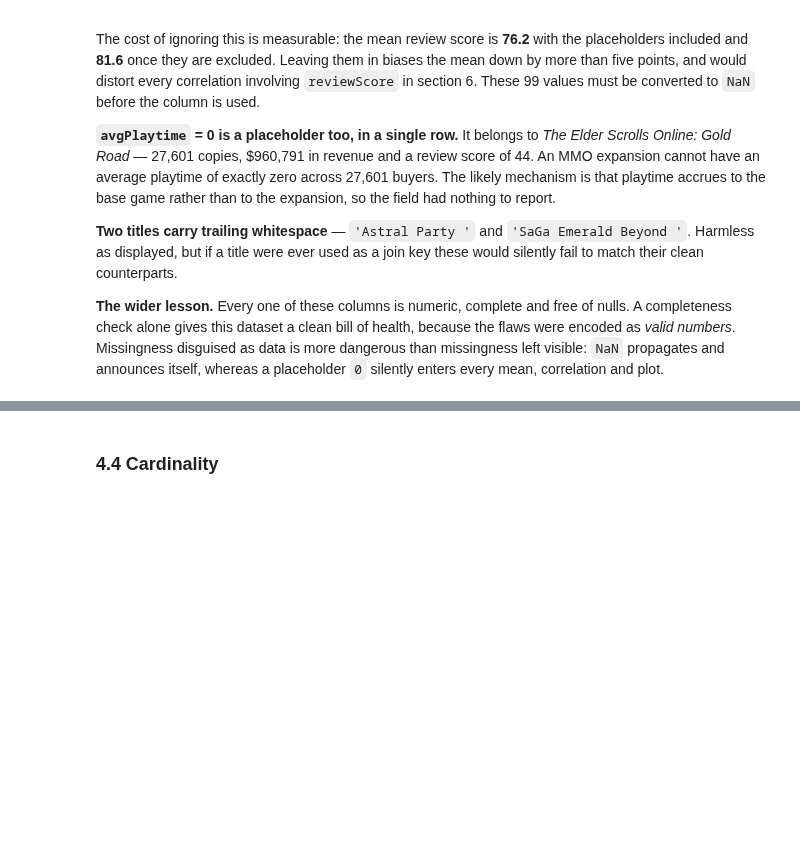
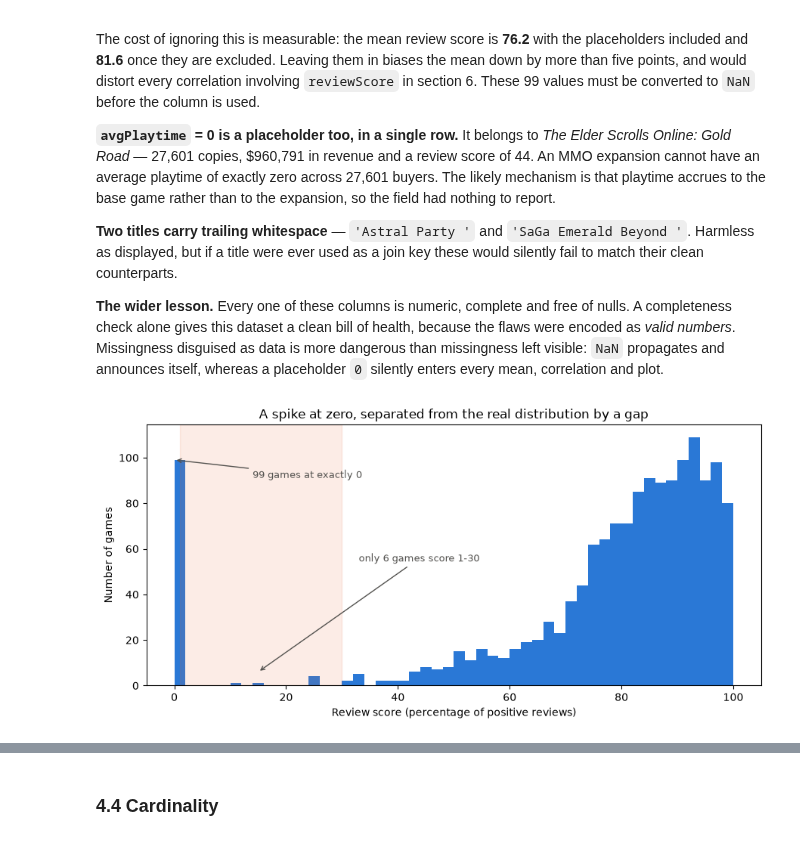
Before and after one commit to shonmazon/Data_Science, a Jupyter notebook: assignment1-eda/notebooks/steam_2024_eda.ipynb, the cells around one changed output, grey strips where cells are left out. Saved outputs shown, nothing was run; the diff lists cells and outputs as text; code cells hidden in the pictures; blank space fills up the shorter version.

```diff
--- a/assignment1-eda/notebooks/steam_2024_eda.ipynb
+++ b/assignment1-eda/notebooks/steam_2024_eda.ipynb
@@ -853,3 +858,7 @@ because the flaws were encoded as *valid numbers*. Missingness disguised as data
 is more dangerous than missingness left visible: `NaN` propagates and announces
 itself, whereas a placeholder `0` silently enters every mean, correlation and
 plot.
+# %%
+display(plot_review_score_distribution(steam_games))
+# %% [output]
+[figure, added]
```
Also changed, not shown: parts of 10 cells of this notebook.
